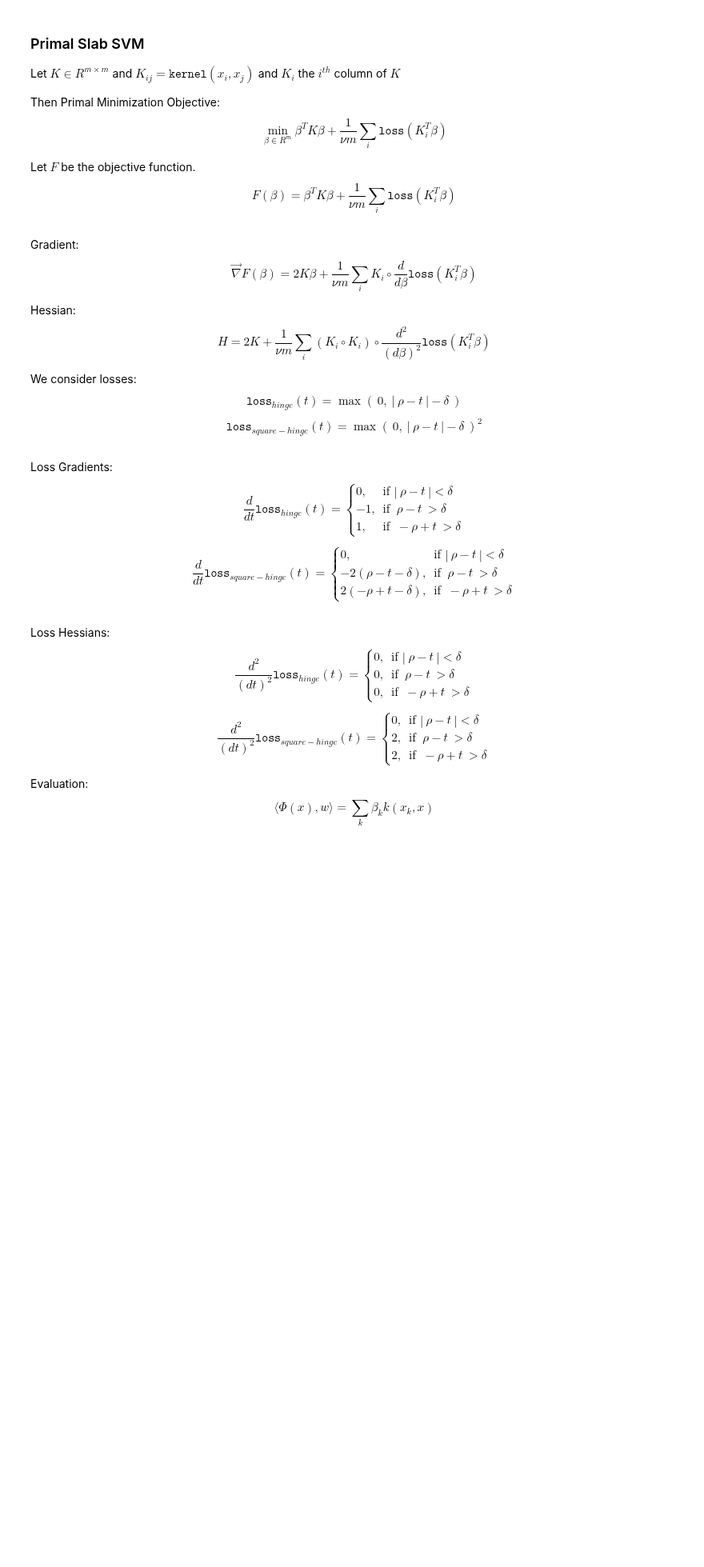
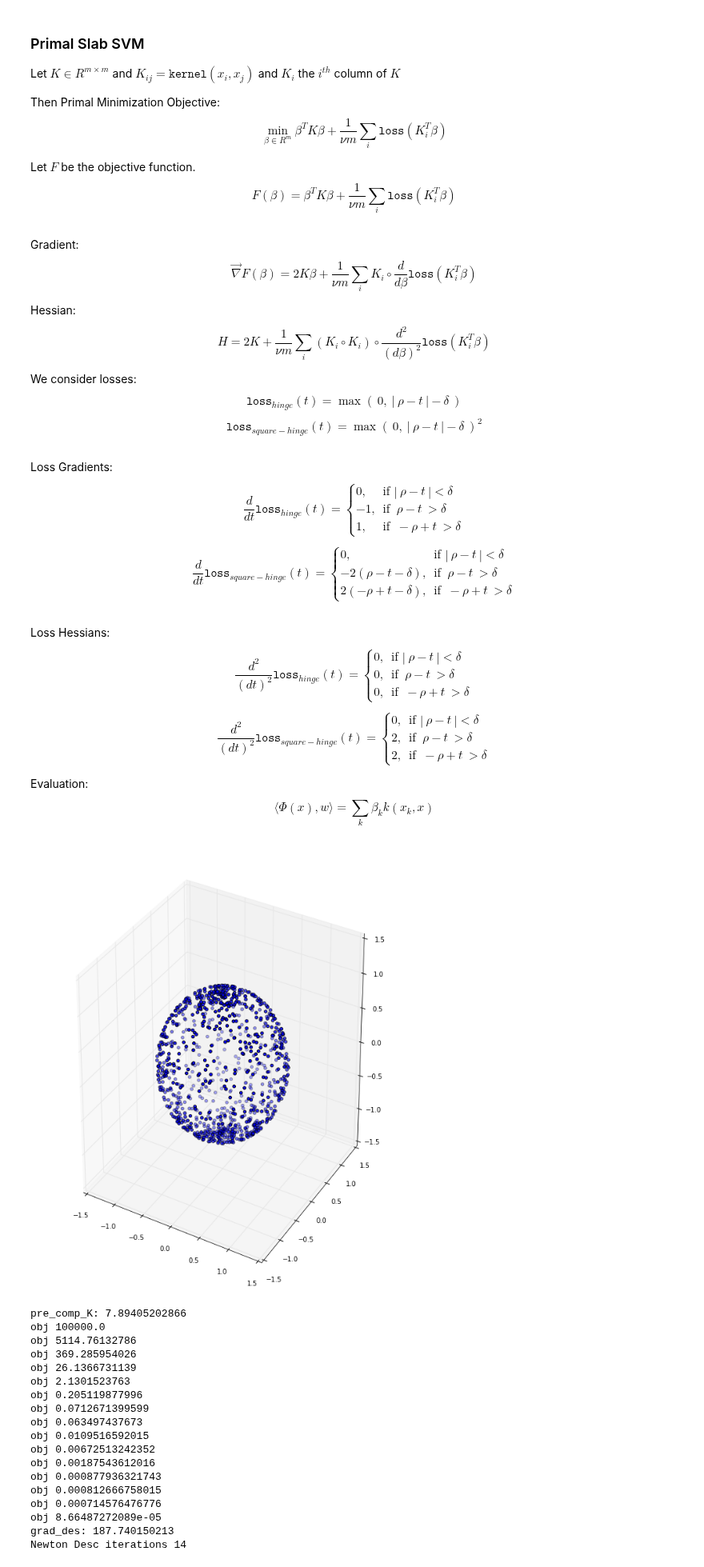
Before and after one commit to michrawson/SVM_Implicit_Surface_Reconstruction, a Jupyter notebook: Primal-Slab-SVM-Sphere.ipynb, the cells around one changed output. Shown at 80% size. Drawn from its saved outputs; the diff is of its cells as text; code cells hidden in the pictures; blank space fills up the shorter version.

```diff
--- a/Primal-Slab-SVM-Sphere.ipynb
+++ b/Primal-Slab-SVM-Sphere.ipynb
@@ -53,8 +53,8 @@ import sys
 import time
 from collections import namedtuple
 
-v=.01
-delta = 0.1
+v=.00001
+delta = 0.0
 sigma = 100
 rho = 1
 max_iter = 100
@@ -68,7 +68,7 @@ x=np.zeros((0))
 K=np.zeros((0))
 K_inv=np.zeros((0))
 points_count = 1000
-points_std_from_surface = 0.001
+points_std_from_surface = 0.0
 
 def H(beta,loss_vect_list):
     start = time.time()
@@ -235,6 +235,7 @@ def grad_des(x):
 
 
         obj = obj_funct(beta)
+        print 'obj',obj
         obj_array[i]=(obj)
 
         grad = obj_grad(beta)
@@ -274,7 +275,10 @@ def get_data_points():
 
     x = np.zeros((len(points),3))
     for p in range(len(points)):
-        r = random.normal(loc=1,scale=points_std_from_surface)
+        if points_std_from_surface>0:
+            r = random.normal(loc=1,scale=points_std_from_surface)
+        else:
+            r = 1
         z_cord = r * np.sin(points[p][1])
 
         r_temp = r * np.cos(points[p][1])
@@ -294,36 +298,56 @@ def pre_comp_K():
     for i in range(len(x)):
         for j in range(len(x)):
             K[i,j] = kernel(x[i],x[j])
 
     if linalg.cond(K) < 1/sys.float_info.epsilon:
         K_inv = linalg.inv(K)
     else:
         K_inv = np.identity(K.shape[0])
 
     end = time.time()
     if end - start > timer_thresh:
         print 'pre_comp_K:',end - start
     return K, K_inv
 
 x = get_data_points()
 
 fig = plt.figure(figsize=(10, 12))
 ax = fig.add_subplot(111, projection='3d')
 ax.scatter(x[:,0],x[:,1],x[:,2])
 plt.show()
 
 K, K_inv = pre_comp_K()
 
 Run = namedtuple('Run', ['obj_array','obj_grad_array','obj_grad_check_array','beta',
                          'iterations'])
 
 method = 'Newton'
 Newton_Desc = grad_des(x)
 print 'Newton Desc iterations',Newton_Desc.iterations
 
-method = ''
-Steepest_Desc = grad_des(x)
-print 'Steepest Desc iterations',Steepest_Desc.iterations
+# method = ''
+# Steepest_Desc = grad_des(x)
+# print 'Steepest Desc iterations',Steepest_Desc.iterations
+# %% [output]
+[figure, added]
+pre_comp_K: 7.89405202866
+obj 100000.0
+obj 5114.76132786
+obj 369.285954026
+obj 26.1366731139
+obj 2.1301523763
+obj 0.205119877996
+obj 0.0712671399599
+obj 0.063497437673
+obj 0.0109516592015
+obj 0.00672513242352
+obj 0.00187543612016
+obj 0.000877936321743
+obj 0.000812666758015
+obj 0.000714576476776
+obj 8.66487272089e-05
+grad_des: 187.740150213
+Newton Desc iterations 14
 # %%
 grid_steps = 25
 
```
Also changed, not shown: parts of 2 cells of this notebook.
